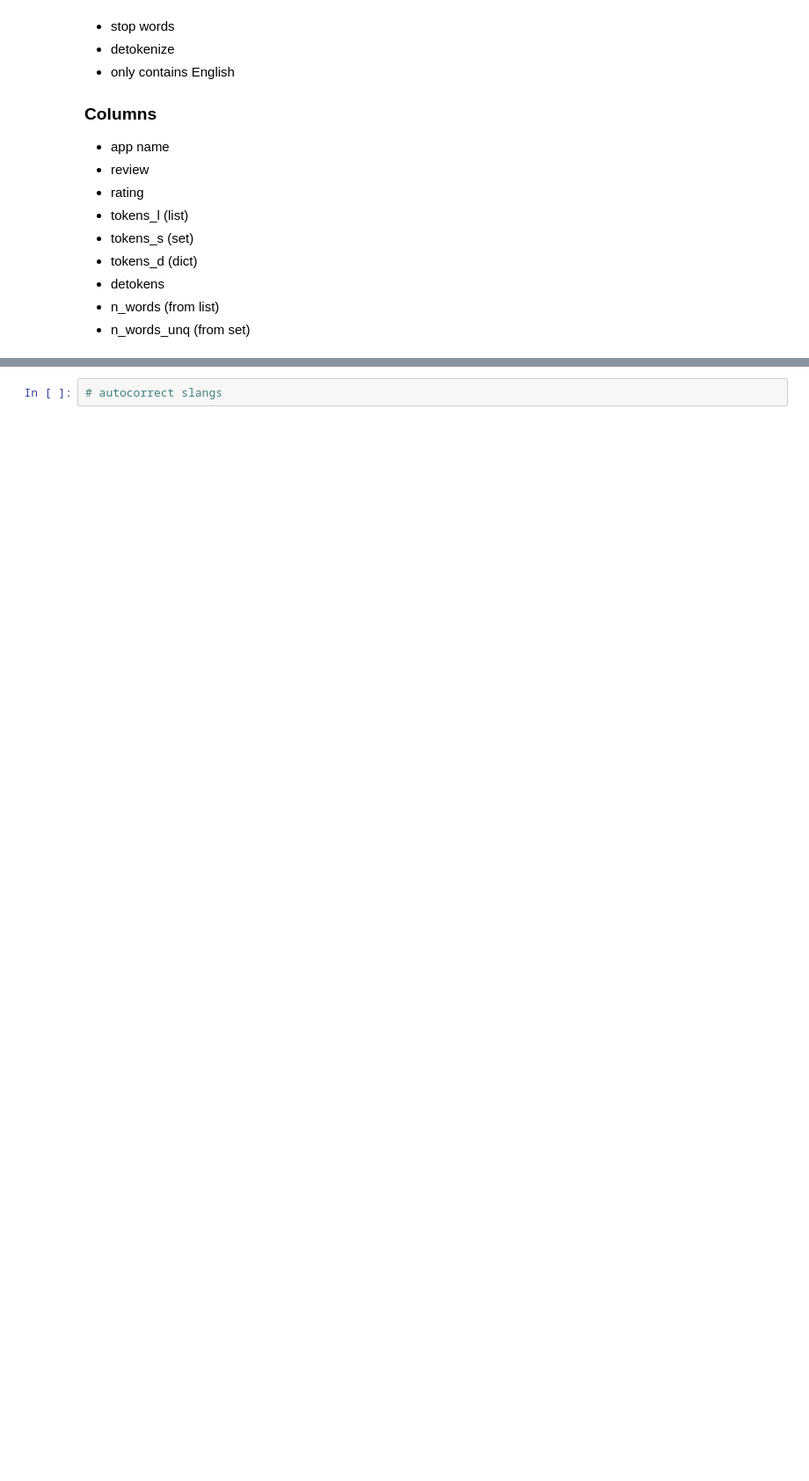
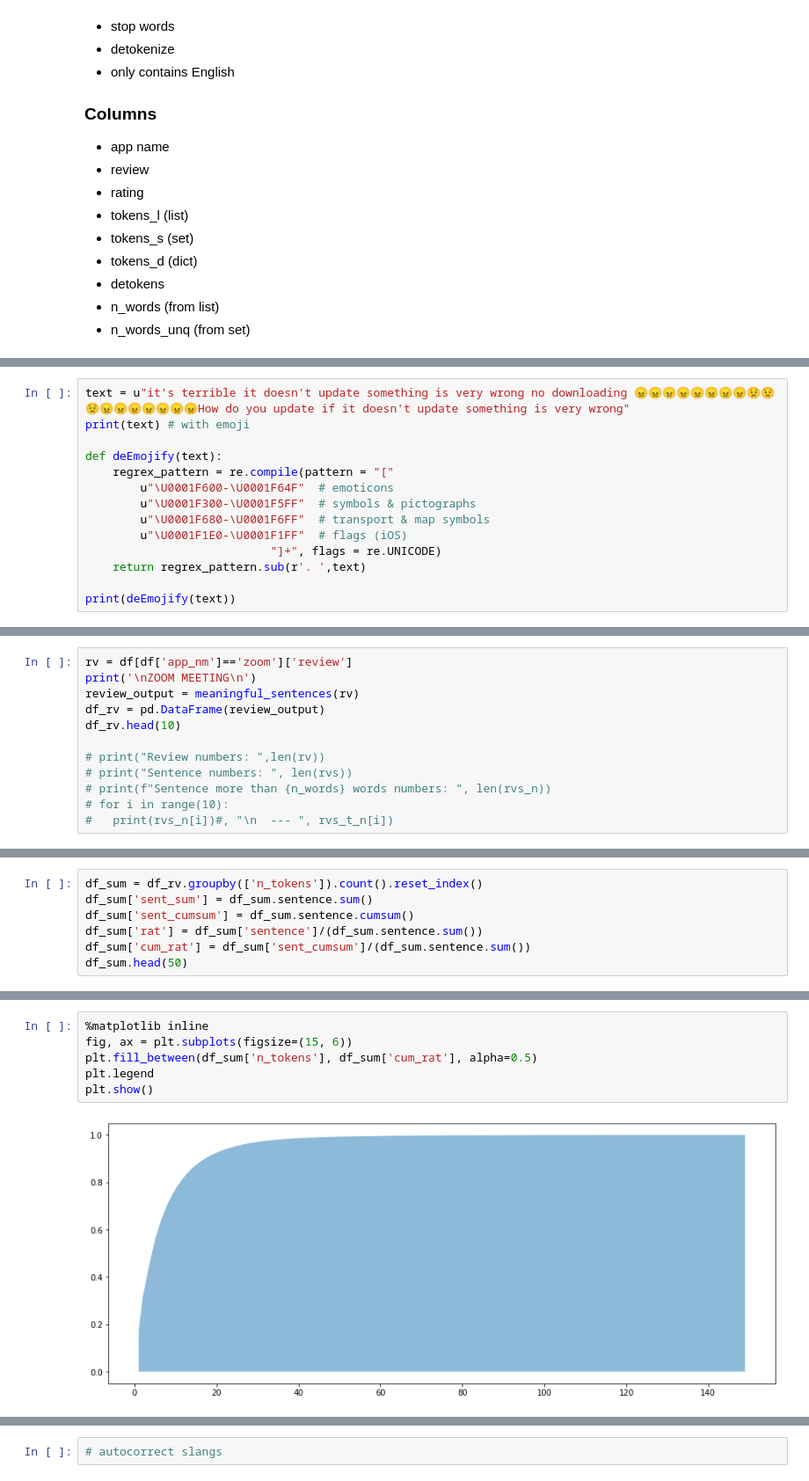
Before and after one commit to mapmatters/review_insight, a Jupyter notebook: Data_prepare.ipynb, the cells around one changed output, grey strips where cells are left out. Shown: that part at 88% size. Cells and saved outputs as stored; diff of their text form; blank space fills up the shorter version.

Commit message:
count tokens

```diff
--- a/Data_prepare.ipynb
+++ b/Data_prepare.ipynb
@@ -229,0 +208,14 @@ def meaningful_sentences(review_list, n_words):
+# %%
+text = u"it's terrible it doesn't update something is very wrong no downloading 😠😠😠😠😠😠😠😠😟😟😟😠😠😠😠😠😠😠How do you update if it doesn't update something is very wrong"
+print(text) # with emoji
+
+def deEmojify(text):
+    regrex_pattern = re.compile(pattern = "["
+        u"\U0001F600-\U0001F64F"  # emoticons
+        u"\U0001F300-\U0001F5FF"  # symbols & pictographs
+        u"\U0001F680-\U0001F6FF"  # transport & map symbols
+        u"\U0001F1E0-\U0001F1FF"  # flags (iOS)
+                           "]+", flags = re.UNICODE)
+    return regrex_pattern.sub(r'. ',text)
+
+print(deEmojify(text))
@@ -229,0 +279,12 @@ def meaningful_sentences(review_list, n_words):
+# %%
+rv = df[df['app_nm']=='zoom']['review']
+print('\nZOOM MEETING\n')
+review_output = meaningful_sentences(rv)
+df_rv = pd.DataFrame(review_output)
+df_rv.head(10)
+
+# print("Review numbers: ",len(rv))
+# print("Sentence numbers: ", len(rvs))
+# print(f"Sentence more than {n_words} words numbers: ", len(rvs_n))
+# for i in range(10):
+#   print(rvs_n[i])#, "\n  --- ", rvs_t_n[i])
@@ -229,0 +304,7 @@ def meaningful_sentences(review_list, n_words):
+# %%
+df_sum = df_rv.groupby(['n_tokens']).count().reset_index()
+df_sum['sent_sum'] = df_sum.sentence.sum()
+df_sum['sent_cumsum'] = df_sum.sentence.cumsum()
+df_sum['rat'] = df_sum['sentence']/(df_sum.sentence.sum())
+df_sum['cum_rat'] = df_sum['sent_cumsum']/(df_sum.sentence.sum())
+df_sum.head(50)
@@ -230 +329,9 @@ def meaningful_sentences(review_list, n_words):
+# %%
+%matplotlib inline
+fig, ax = plt.subplots(figsize=(15, 6))
+plt.fill_between(df_sum['n_tokens'], df_sum['cum_rat'], alpha=0.5)
+plt.legend
+plt.show()
+# %% [output]
+[figure, added]
 # %%
```
Also changed, not shown: parts of 11 cells of this notebook.
